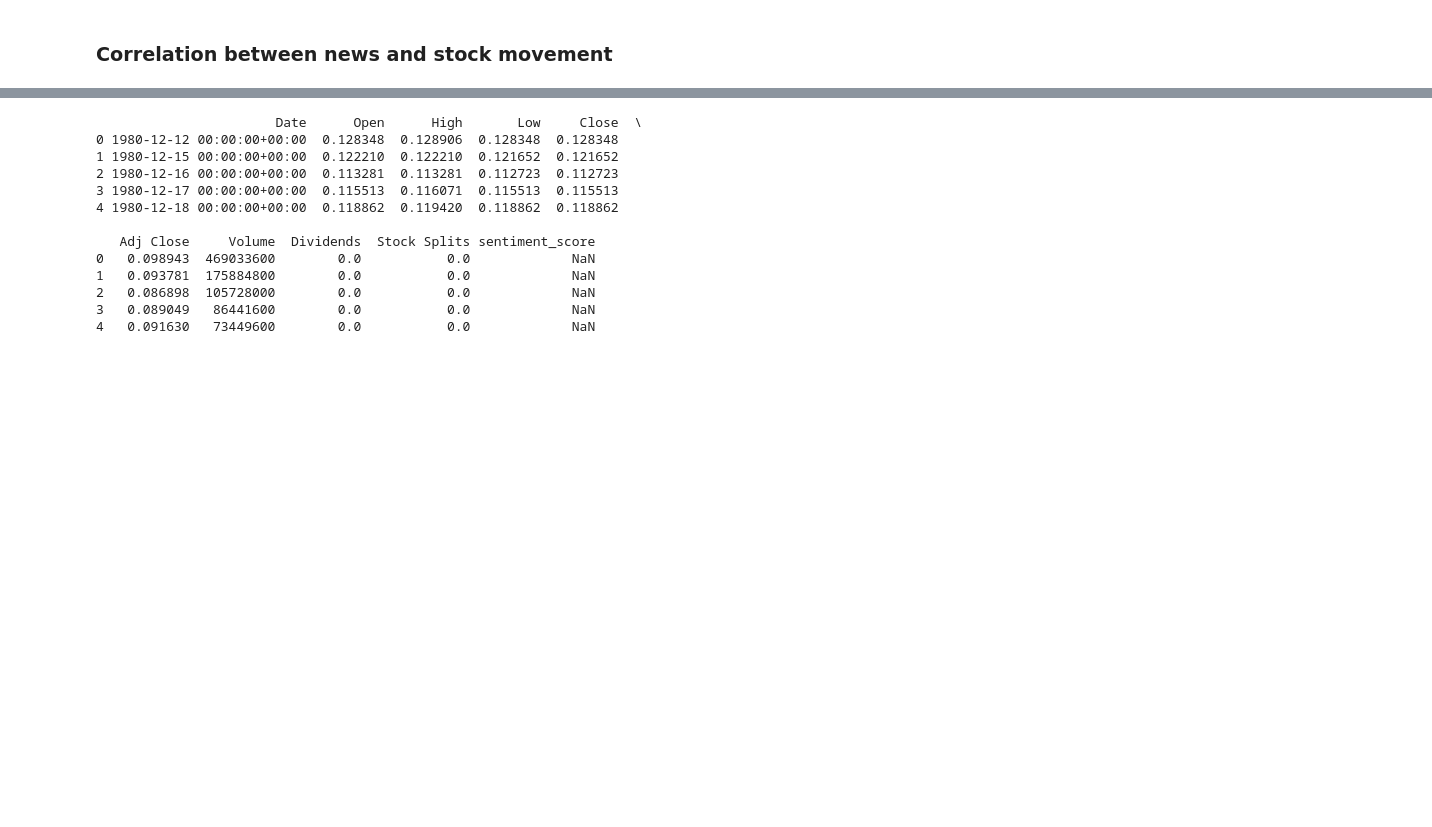
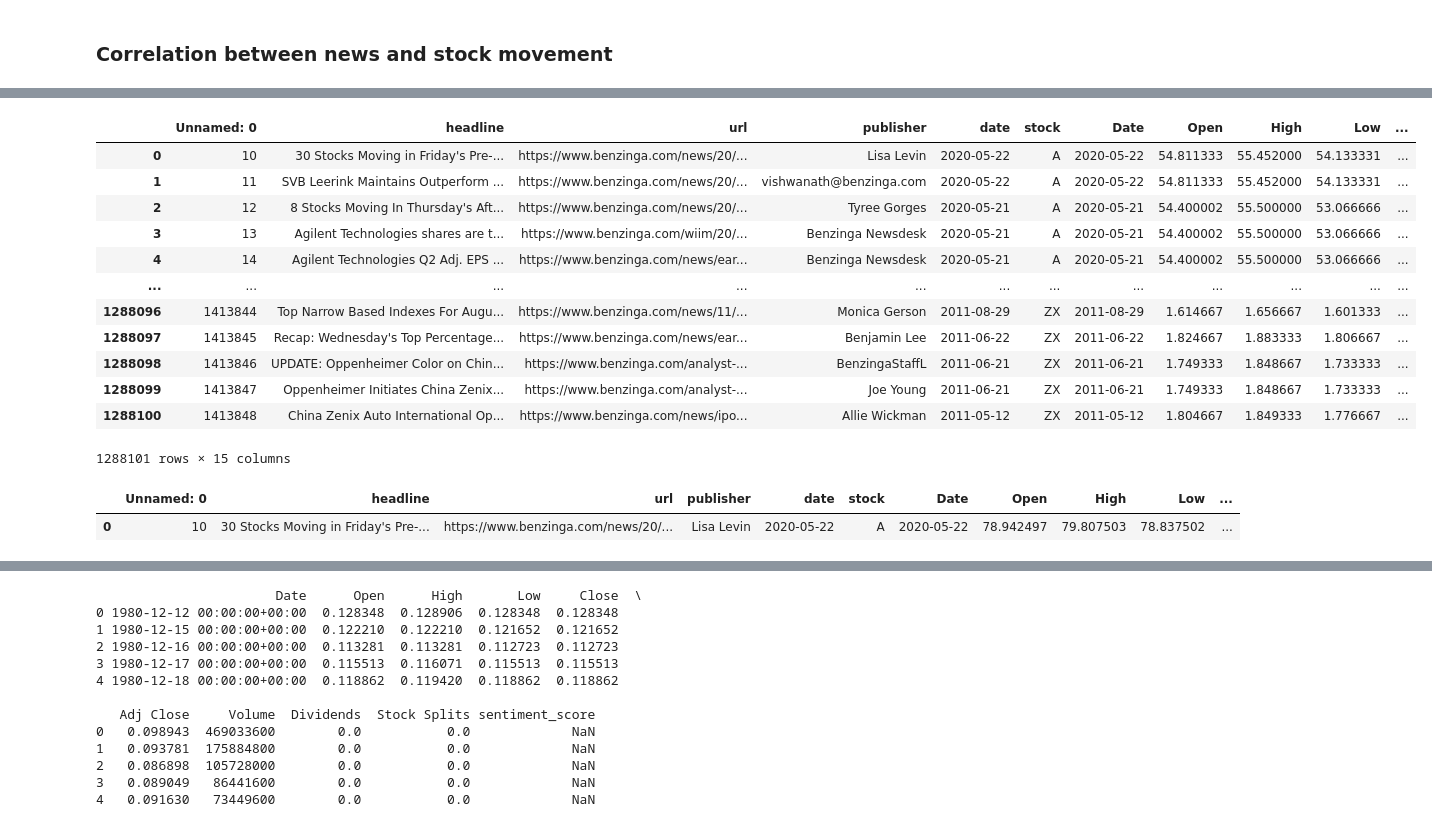
Before and after one commit to amannnnnyyyy/Stock-Price-Prediction, a Jupyter notebook: notebooks/analysis.ipynb, the cells around one changed output, grey strips where cells are left out. Saved outputs shown, nothing was run; the diff lists cells and outputs as text; code cells hidden in the pictures; blank space fills up the shorter version.

```diff
--- a/notebooks/analysis.ipynb
+++ b/notebooks/analysis.ipynb
@@ -730,0 +752,18 @@ news = pd.read_csv('../docs/raw_analyst_ratings.csv')
+# %%
+from IPython.display import display
+aligned_data = pd.merge(news, stock_data['TSLA'], on='date', how='inner')
+display(aligned_data)
+# %% [output]
+|  | Unnamed: 0 | headline | url | publisher | date | stock | Date | Open | High | Low | ... |
+| 0 | 10 | 30 Stocks Moving in Friday's Pre-... | https://www.benzinga.com/news/20/... | Lisa Levin | 2020-05-22 | A | 2020-05-22 | 54.811333 | 55.452000 | 54.133331 | ... |
+| 1 | 11 | SVB Leerink Maintains Outperform ... | https://www.benzinga.com/news/20/... | vishwanath@benzinga.com | 2020-05-22 | A | 2020-05-22 | 54.811333 | 55.452000 | 54.133331 | ... |
+| 2 | 12 | 8 Stocks Moving In Thursday's Aft... | https://www.benzinga.com/news/20/... | Tyree Gorges | 2020-05-21 | A | 2020-05-21 | 54.400002 | 55.500000 | 53.066666 | ... |
+| 3 | 13 | Agilent Technologies shares are t... | https://www.benzinga.com/wiim/20/... | Benzinga Newsdesk | 2020-05-21 | A | 2020-05-21 | 54.400002 | 55.500000 | 53.066666 | ... |
+| 4 | 14 | Agilent Technologies Q2 Adj. EPS ... | https://www.benzinga.com/news/ear... | Benzinga Newsdesk | 2020-05-21 | A | 2020-05-21 | 54.400002 | 55.500000 | 53.066666 | ... |
+| ... | ... | ... | ... | ... | ... | ... | ... | ... | ... | ... | ... |
+| 1288096 | 1413844 | Top Narrow Based Indexes For Augu... | https://www.benzinga.com/news/11/... | Monica Gerson | 2011-08-29 | ZX | 2011-08-29 | 1.614667 | 1.656667 | 1.601333 | ... |
+| 1288097 | 1413845 | Recap: Wednesday's Top Percentage... | https://www.benzinga.com/news/ear... | Benjamin Lee | 2011-06-22 | ZX | 2011-06-22 | 1.824667 | 1.883333 | 1.806667 | ... |
+| 1288098 | 1413846 | UPDATE: Oppenheimer Color on Chin... | https://www.benzinga.com/analyst-... | BenzingaStaffL | 2011-06-21 | ZX | 2011-06-21 | 1.749333 | 1.848667 | 1.733333 | ... |
+| 1288099 | 1413847 | Oppenheimer Initiates China Zenix... | https://www.benzinga.com/analyst-... | Joe Young | 2011-06-21 | ZX | 2011-06-21 | 1.749333 | 1.848667 | 1.733333 | ... |
+| 1288100 | 1413848 | China Zenix Auto International Op... | https://www.benzinga.com/news/ipo... | Allie Wickman | 2011-05-12 | ZX | 2011-05-12 | 1.804667 | 1.849333 | 1.776667 | ... |
+1288101 rows × 15 columns
@@ -730,0 +777,5 @@ news = pd.read_csv('../docs/raw_analyst_ratings.csv')
+# %%
+display(aligned_data.head(1))
+# %% [output]
+|  | Unnamed: 0 | headline | url | publisher | date | stock | Date | Open | High | Low | ... |
+| 0 | 10 | 30 Stocks Moving in Friday's Pre-... | https://www.benzinga.com/news/20/... | Lisa Levin | 2020-05-22 | A | 2020-05-22 | 78.942497 | 79.807503 | 78.837502 | ... |
```
Also changed, not shown: parts of 7 cells of this notebook.
